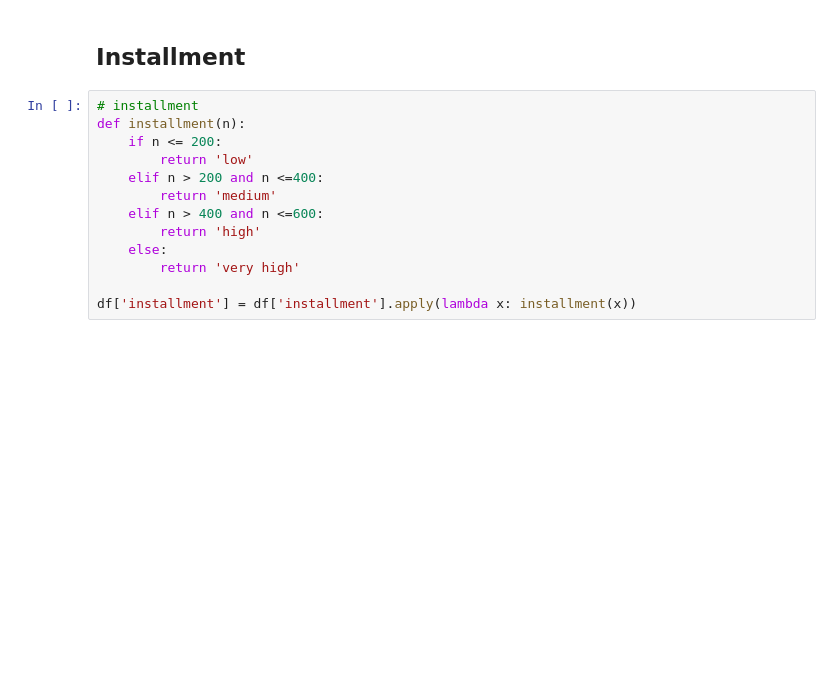
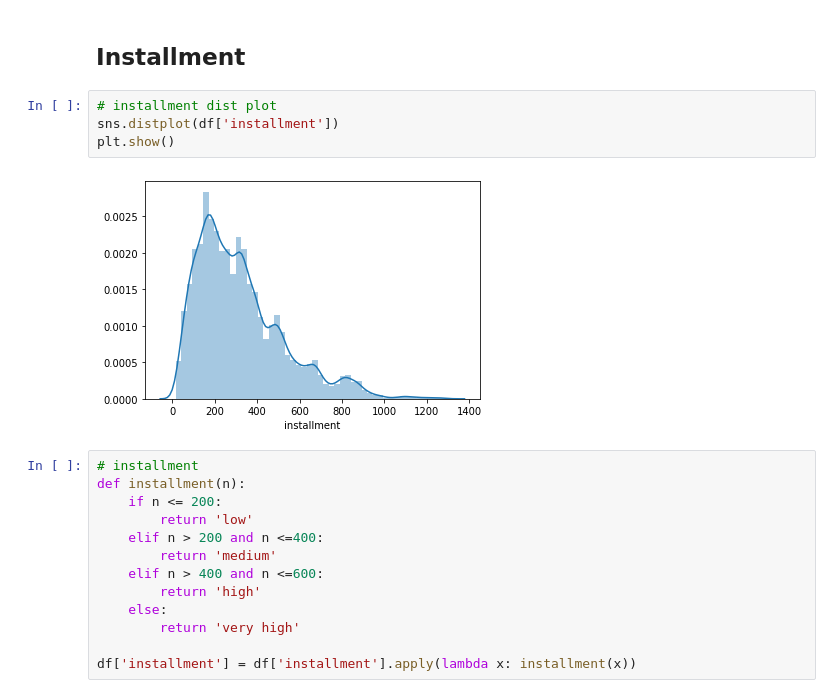
Before and after one commit to parth1595/EDA, a Jupyter notebook: loan_analysis.ipynb, the cells around one changed output. Cells and saved outputs as stored; diff of their text form; blank space fills up the shorter version.

```diff
--- a/loan_analysis.ipynb
+++ b/loan_analysis.ipynb
@@ -524,6 +524,12 @@ plt.show()
 [figure]
 # %% [markdown]
 ## Installment
+# %%
+# installment dist plot
+sns.distplot(df['installment'])
+plt.show()
+# %% [output]
+[figure, added]
 # %%
 # installment
 def installment(n):
```
Also changed, not shown: parts of 6 cells of this notebook.
